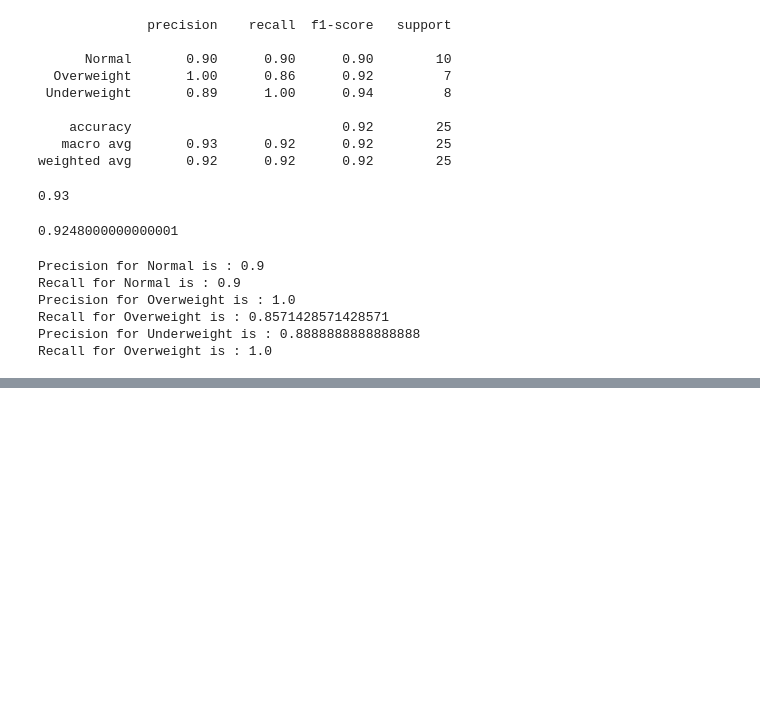
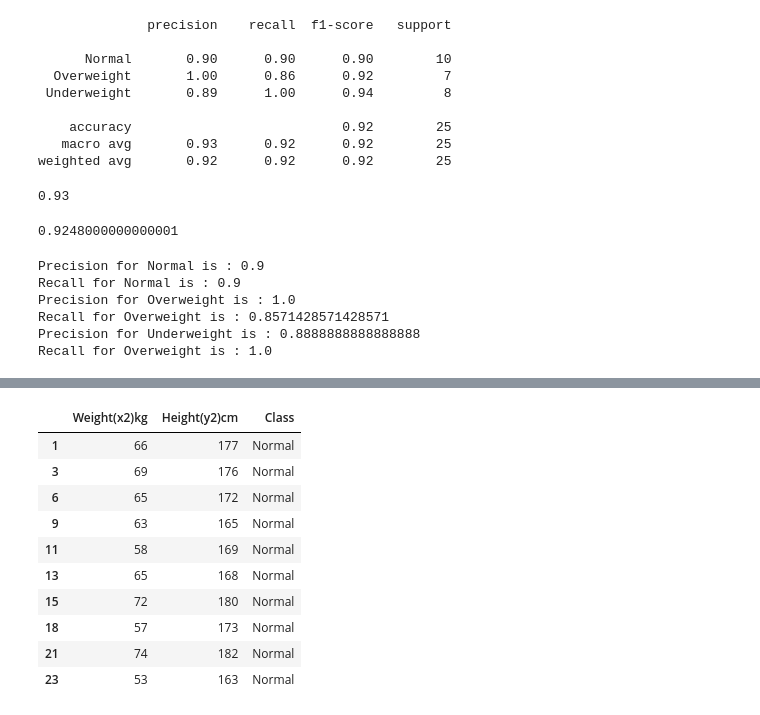
Before and after one commit to Azib-Spectrum/G7CR_DataScience_Aug2024, a Jupyter notebook: weight_knn.ipynb, the cells around one changed output, grey strips where cells are left out. Cells and saved outputs as stored; diff of their text form; code cells hidden in the pictures; blank space fills up the shorter version.

```diff
--- a/weight_knn.ipynb
+++ b/weight_knn.ipynb
@@ -205,0 +238,14 @@ Recall for Overweight is : 1.0
+# %%
+df_n
+# %% [output]
+|  | Weight(x2)kg | Height(y2)cm | Class |
+| 1 | 66 | 177 | Normal |
+| 3 | 69 | 176 | Normal |
+| 6 | 65 | 172 | Normal |
+| 9 | 63 | 165 | Normal |
+| 11 | 58 | 169 | Normal |
+| 13 | 65 | 168 | Normal |
+| 15 | 72 | 180 | Normal |
+| 18 | 57 | 173 | Normal |
+| 21 | 74 | 182 | Normal |
+| 23 | 53 | 163 | Normal |
```
Also changed, not shown: parts of 14 cells of this notebook, 4 other files.
